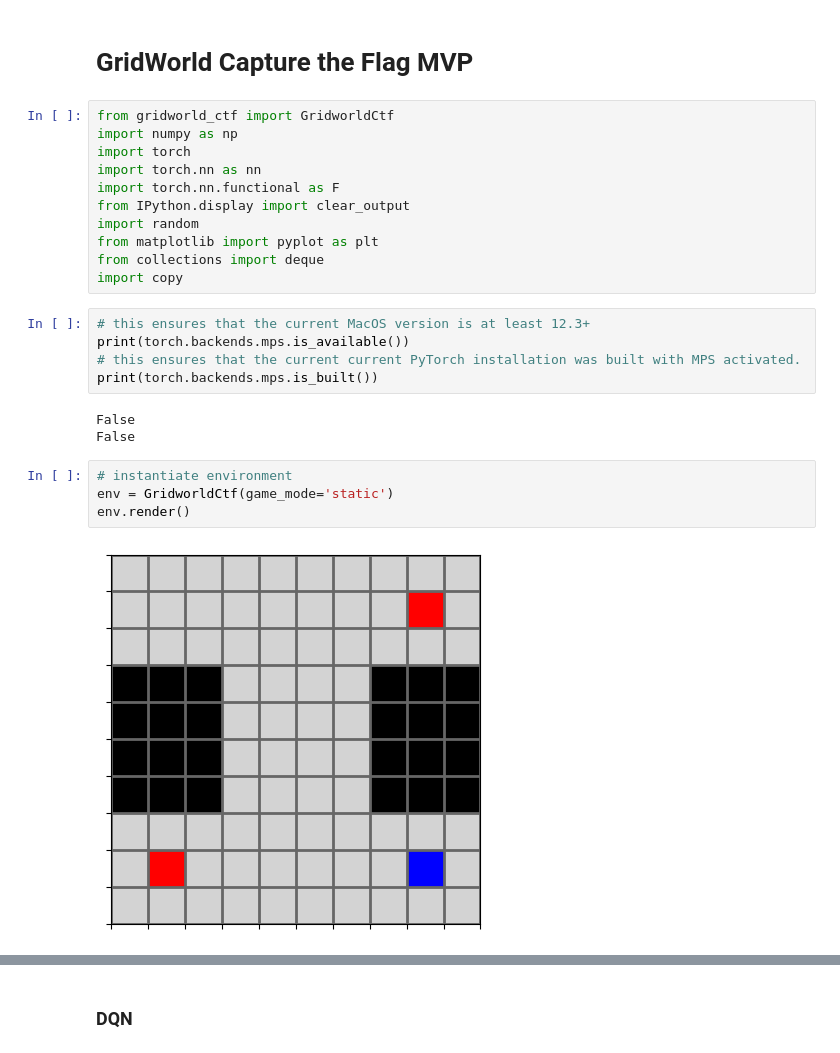
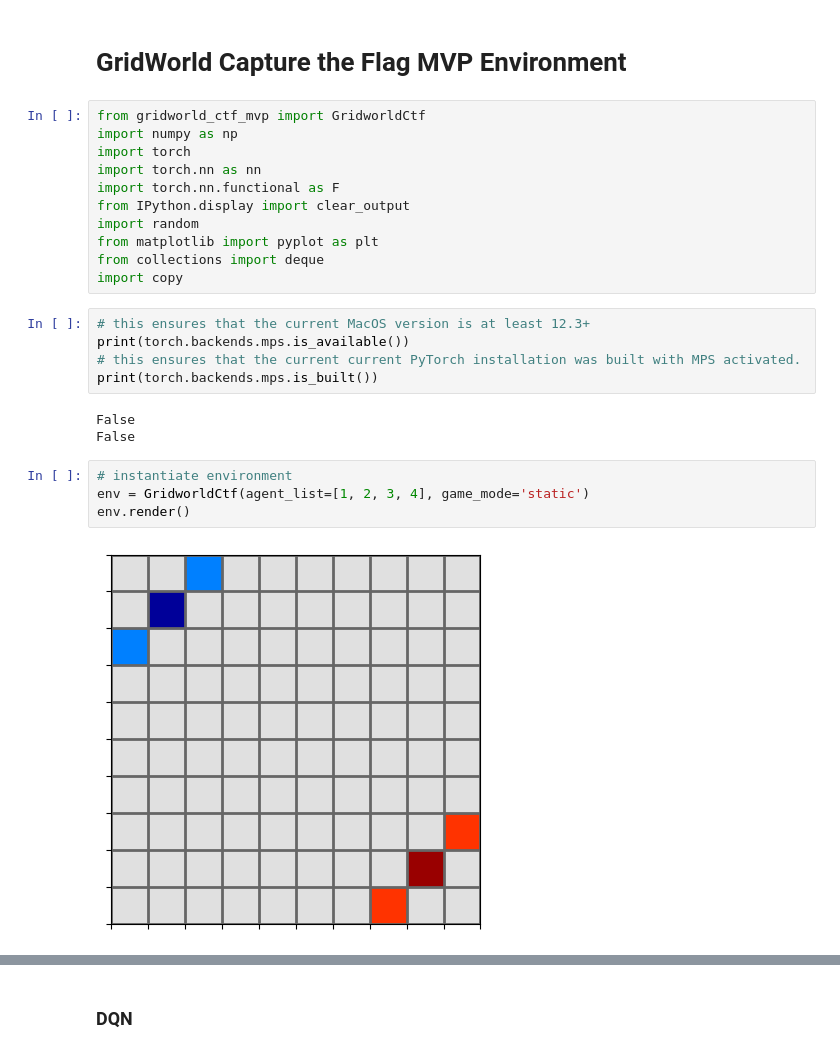
Before and after one commit to g-nightingale/marl-ctf-development, a Jupyter notebook: mvp_environment/mvp_env.ipynb, the cells around one changed output, grey strips where cells are left out. Saved outputs shown, nothing was run; the diff lists cells and outputs as text.

Commit message:
Update environment

```diff
--- a/mvp_environment/mvp_env.ipynb
+++ b/mvp_environment/mvp_env.ipynb
@@ -1,7 +1,7 @@
 # %% [markdown]
-# GridWorld Capture the Flag MVP
+# GridWorld Capture the Flag MVP Environment
 # %%
-from gridworld_ctf import GridworldCtf
+from gridworld_ctf_mvp import GridworldCtf
 import numpy as np
 import torch
 import torch.nn as nn
@@ -21,7 +21,7 @@ False
 False
 # %%
 # instantiate environment
-env = GridworldCtf(game_mode='static')
+env = GridworldCtf(agent_list=[1, 2, 3, 4], game_mode='static')
 env.render()
 # %% [output]
-[figure, old version]
+[figure, new version]
```
Also changed, not shown: parts of 2 cells of this notebook, 2 other files.
